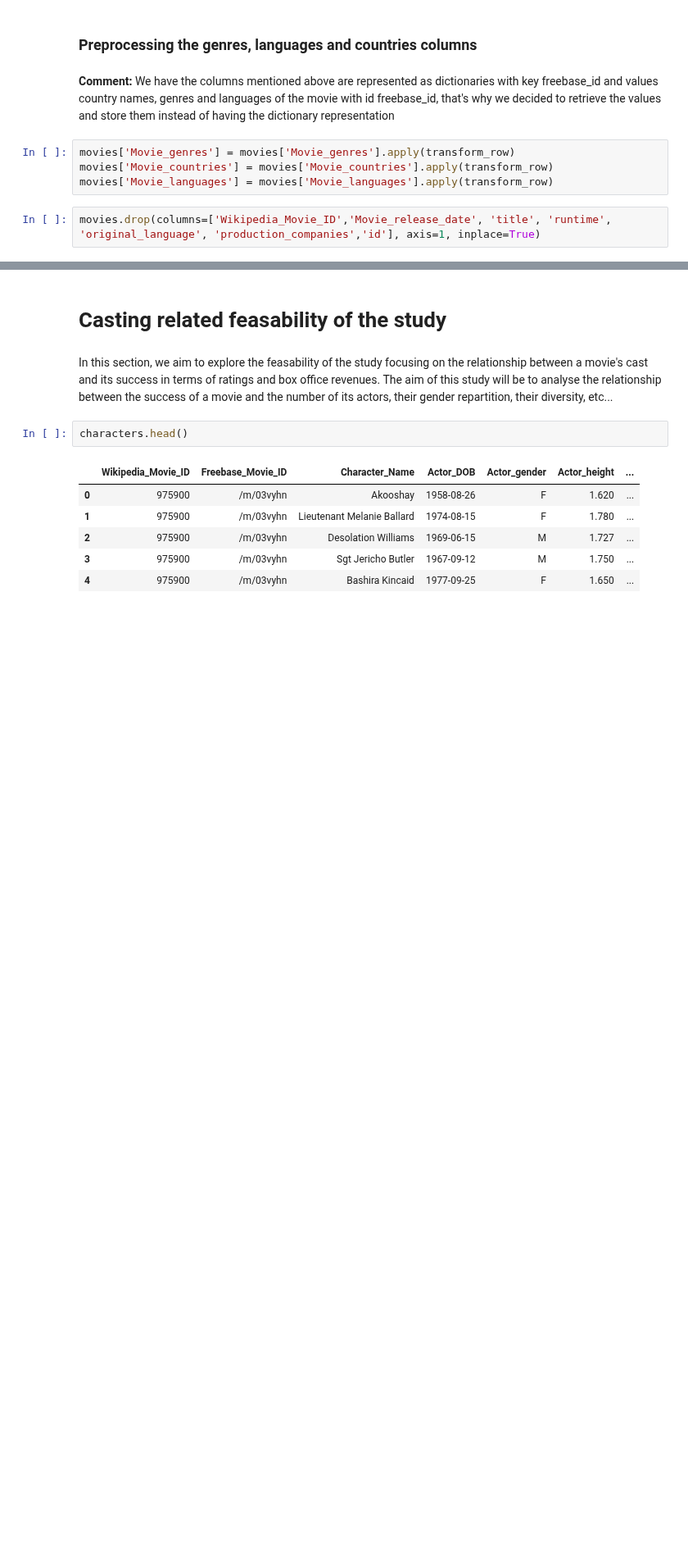
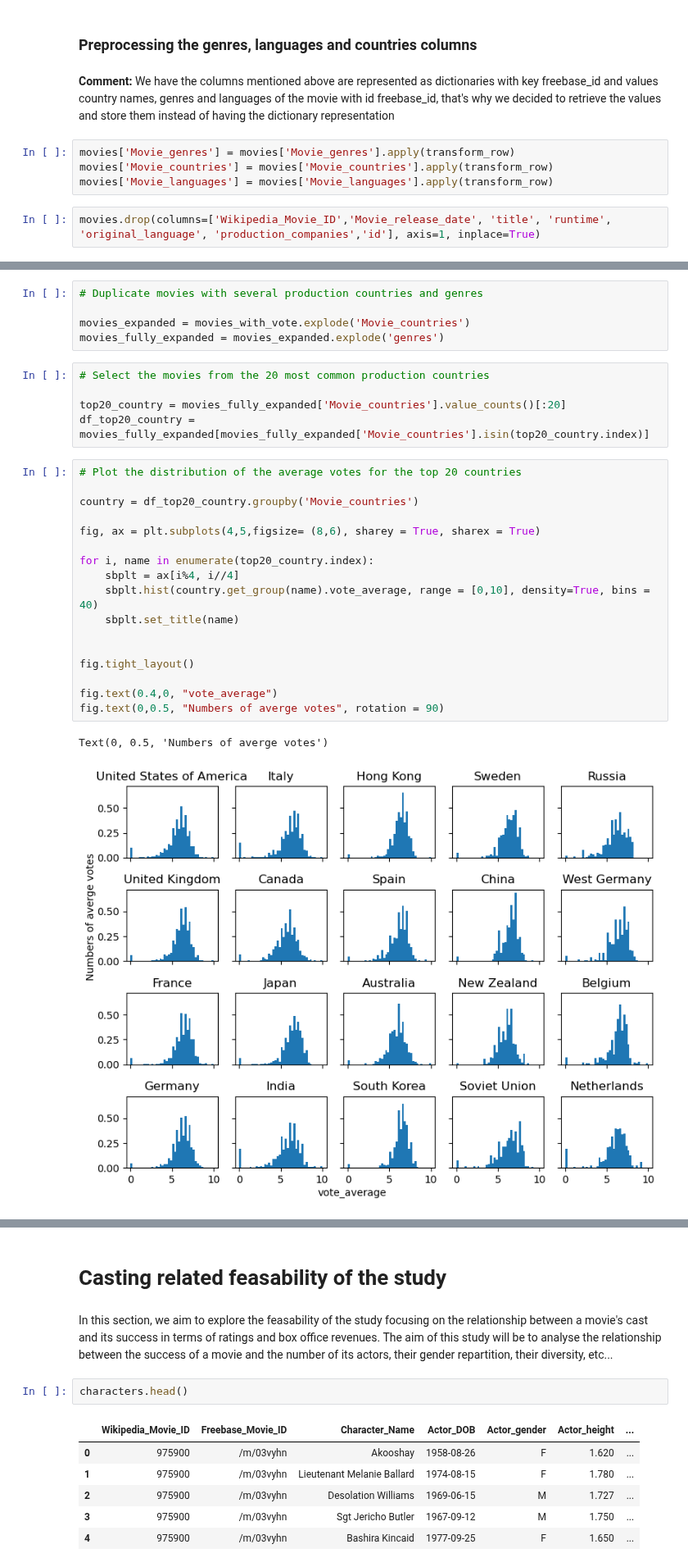
Before and after one commit to epfl-ada/ada-2023-project-yamal, a Jupyter notebook: movies_analysis.ipynb, the cells around one changed output, grey strips where cells are left out. Shown at 82% size. Saved outputs shown, nothing was run; the diff lists cells and outputs as text; blank space fills up the shorter version.

```diff
--- a/movies_analysis.ipynb
+++ b/movies_analysis.ipynb
@@ -121,0 +145,30 @@ movies.drop(columns=['Wikipedia_Movie_ID','Movie_release_date', 'title', 'runtim
+# %%
+# Duplicate movies with several production countries and genres
+
+movies_expanded = movies_with_vote.explode('Movie_countries')
+movies_fully_expanded = movies_expanded.explode('genres')
+# %%
+# Select the movies from the 20 most common production countries
+
+top20_country = movies_fully_expanded['Movie_countries'].value_counts()[:20]
+df_top20_country = movies_fully_expanded[movies_fully_expanded['Movie_countries'].isin(top20_country.index)]
+# %%
+# Plot the distribution of the average votes for the top 20 countries
+
+country = df_top20_country.groupby('Movie_countries')
+
+fig, ax = plt.subplots(4,5,figsize= (8,6), sharey = True, sharex = True)
+
+for i, name in enumerate(top20_country.index):
+    sbplt = ax[i%4, i//4]
+    sbplt.hist(country.get_group(name).vote_average, range = [0,10], density=True, bins = 40)
+    sbplt.set_title(name)
+
+
+fig.tight_layout()
+
+fig.text(0.4,0, "vote_average")
+fig.text(0,0.5, "Numbers of averge votes", rotation = 90)
+# %% [output]
+Text(0, 0.5, 'Numbers of averge votes')
+[figure, added]
```
Also changed, not shown: parts of 19 cells of this notebook.
